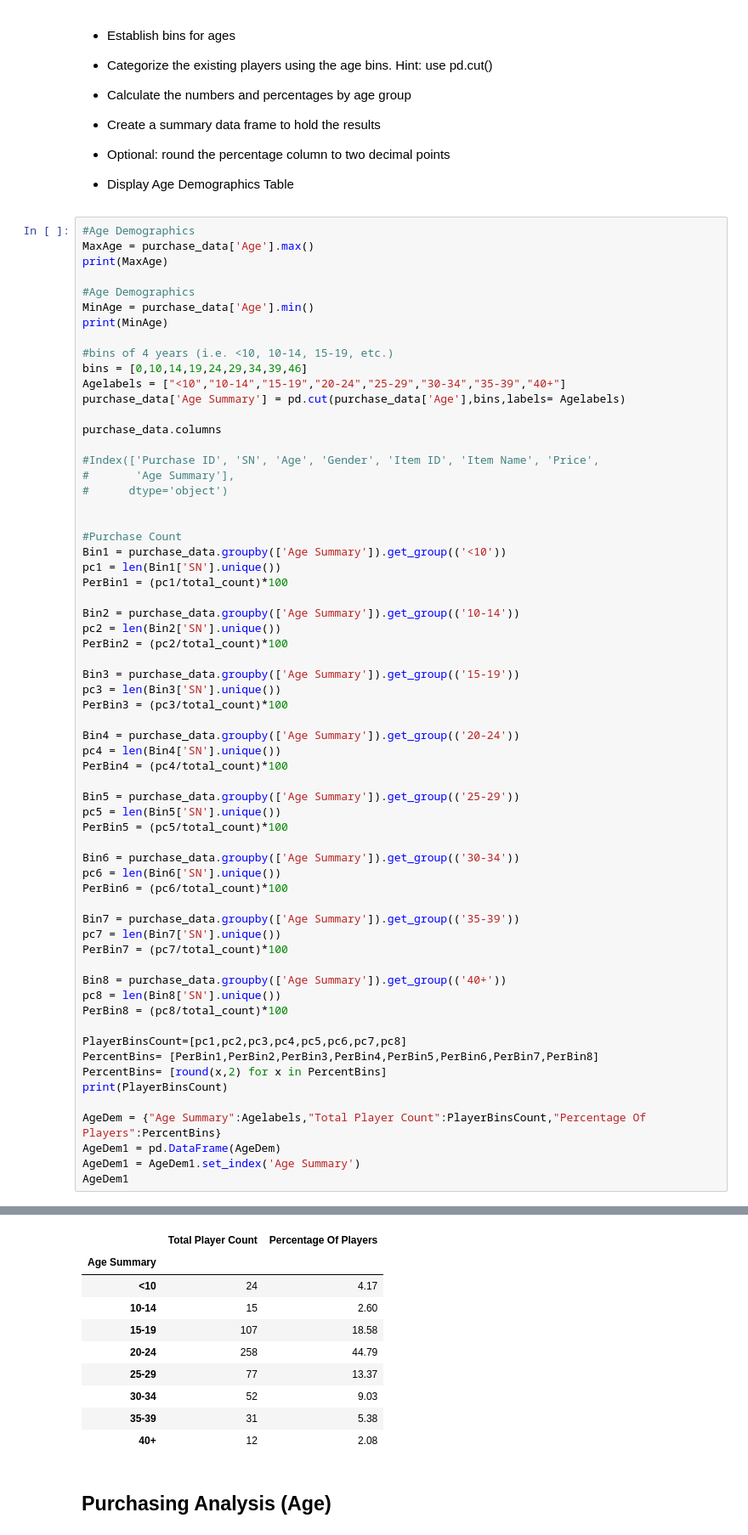
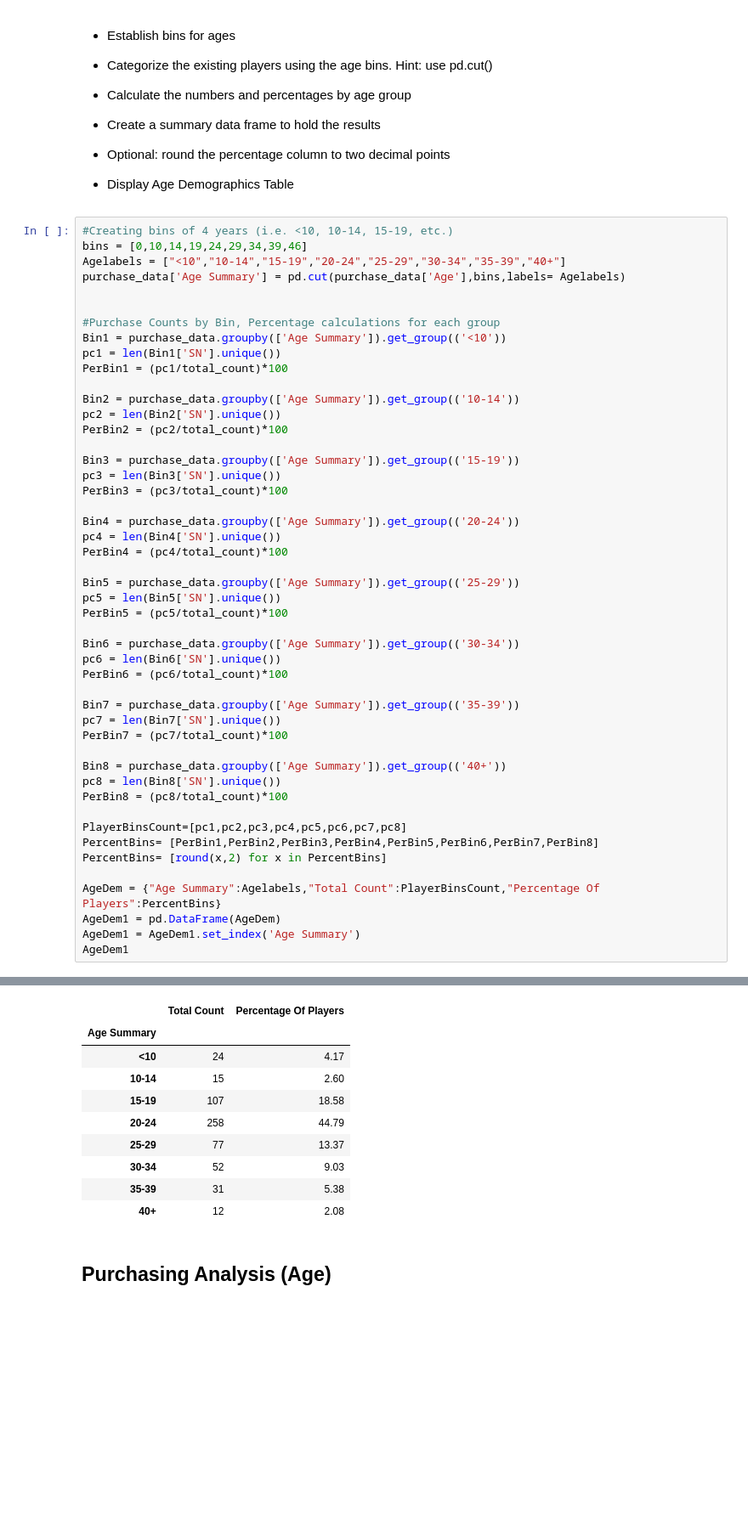
Before and after one commit to woodpecker2100/pandas-challenge, a Jupyter notebook: HeroesOfPymoli/HeroesOfPymoli_starter.ipynb, the cells around one changed output, grey strips where cells are left out. Shown at 85% size. Cells and saved outputs as stored; diff of their text form; blank space fills up the shorter version.

Commit message:
Updated Purchase analysis

```diff
--- a/HeroesOfPymoli/HeroesOfPymoli_starter.ipynb
+++ b/HeroesOfPymoli/HeroesOfPymoli_starter.ipynb
@@ -169,27 +168,13 @@ PurchasedBySex1
 
 * Display Age Demographics Table
 # %%
-#Age Demographics
-MaxAge = purchase_data['Age'].max()
-print(MaxAge)
-
-#Age Demographics
-MinAge = purchase_data['Age'].min()
-print(MinAge)
-
-#bins of 4 years (i.e. <10, 10-14, 15-19, etc.)
+#Creating bins of 4 years (i.e. <10, 10-14, 15-19, etc.)
 bins = [0,10,14,19,24,29,34,39,46]
 Agelabels = ["<10","10-14","15-19","20-24","25-29","30-34","35-39","40+"]
 purchase_data['Age Summary'] = pd.cut(purchase_data['Age'],bins,labels= Agelabels)
 
-purchase_data.columns
 
-#Index(['Purchase ID', 'SN', 'Age', 'Gender', 'Item ID', 'Item Name', 'Price',
-#       'Age Summary'],
-#      dtype='object')
-
-
-#Purchase Count
+#Purchase Counts by Bin, Percentage calculations for each group
 Bin1 = purchase_data.groupby(['Age Summary']).get_group(('<10'))
 pc1 = len(Bin1['SN'].unique())
 PerBin1 = (pc1/total_count)*100
@@ -225,9 +210,8 @@ PerBin8 = (pc8/total_count)*100
 PlayerBinsCount=[pc1,pc2,pc3,pc4,pc5,pc6,pc7,pc8]
 PercentBins= [PerBin1,PerBin2,PerBin3,PerBin4,PerBin5,PerBin6,PerBin7,PerBin8]
 PercentBins= [round(x,2) for x in PercentBins]
-print(PlayerBinsCount)
 
-AgeDem = {"Age Summary":Agelabels,"Total Player Count":PlayerBinsCount,"Percentage Of Players":PercentBins}
+AgeDem = {"Age Summary":Agelabels,"Total Count":PlayerBinsCount,"Percentage Of Players":PercentBins}
 AgeDem1 = pd.DataFrame(AgeDem)
 AgeDem1 = AgeDem1.set_index('Age Summary')
 AgeDem1
@@ -238,4 +219,4 @@ AgeDem1
-|  | Total Player Count | Percentage Of Players |
+|  | Total Count | Percentage Of Players |
 | Age Summary |  |  |
 | <10 | 24 | 4.17 |
 | 10-14 | 15 | 2.60 |
```
Also changed, not shown: parts of 4 cells of this notebook.
